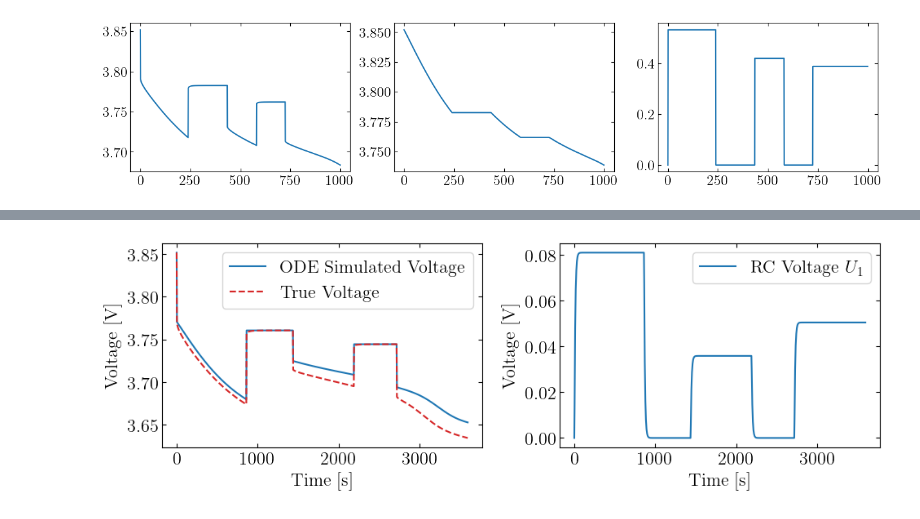
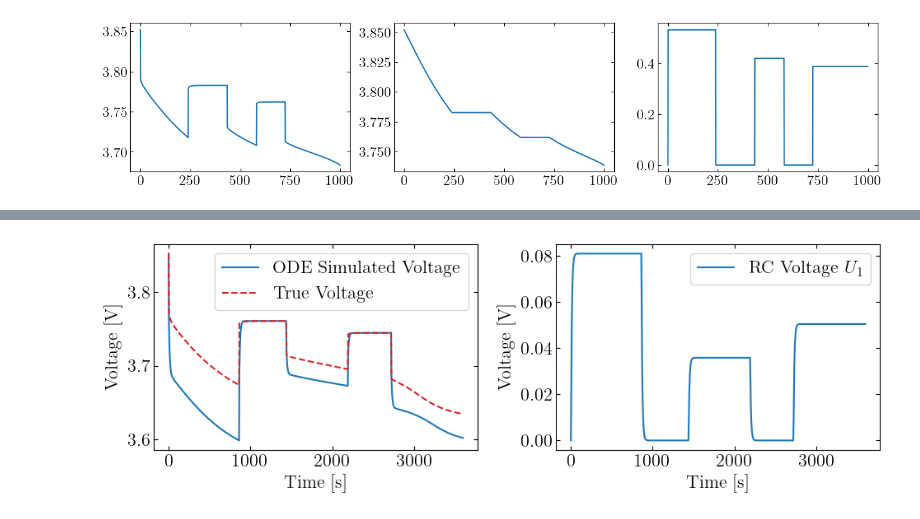
Before and after one commit to j-haralds/MSc_thesis, a Jupyter notebook: program/3_PHNN_ECM/5_JN_PHNN.ipynb, the cells around one changed output, grey strips where cells are left out. Drawn from its saved outputs; the diff is of its cells as text; code cells hidden in the pictures.

```diff
--- a/program/3_PHNN_ECM/5_JN_PHNN.ipynb
+++ b/program/3_PHNN_ECM/5_JN_PHNN.ipynb
@@ -487,32 +487,32 @@ def simulate_ode(t, i_profile, ocv, p=params):
     """
     def current(t_scalar):
         return np.interp(t_scalar, t, i_profile)
 
     def dU1(u, t_s):               # RC voltage ODE
         return -u / (p['R1'] * p['C1']) + current(t_s) / p['C1']
 
     def dSOC(z, t_s):              # SOC ODE
         return -current(t_s) / p['Q']
 
     U1  = scipy.integrate.odeint(dU1,  0.0, t, args=()).flatten()
     soc = scipy.integrate.odeint(dSOC, 1.0, t, args=()).flatten()
 
-    V   = ocv - i_profile * p['R0']# - U1
+    V   = ocv - i_profile * p['R0'] - U1
     return V, soc, U1
 
 t_true = np.arange(mask_test_batch.shape[1]) * DT
 V, soc, U1 = simulate_ode(t_true, I_phys[0, :].numpy(), ocv_test[idx])
 
 fig, axes = plt.subplots(1, 2, figsize=(10, 3.5))
 axes[0].plot(t_true, V, color='tab:blue', label='ODE Simulated Voltage')
 axes[0].plot(t_true, V_true, color='tab:red', linestyle='--', label='True Voltage')
 axes[0].set_xlabel('Time [s]')
 axes[0].set_ylabel('Voltage [V]')
 axes[0].legend()
 axes[1].plot(t_true, U1, color='tab:blue', label=r'RC Voltage $U_1$')
 axes[1].set_xlabel('Time [s]')
 axes[1].set_ylabel('Voltage [V]')
 axes[1].legend()
 plt.tight_layout()
 # %% [output]
-[figure, old version]
+[figure, new version]
```
Also changed, not shown: parts of 3 cells of this notebook, 1 other file.
